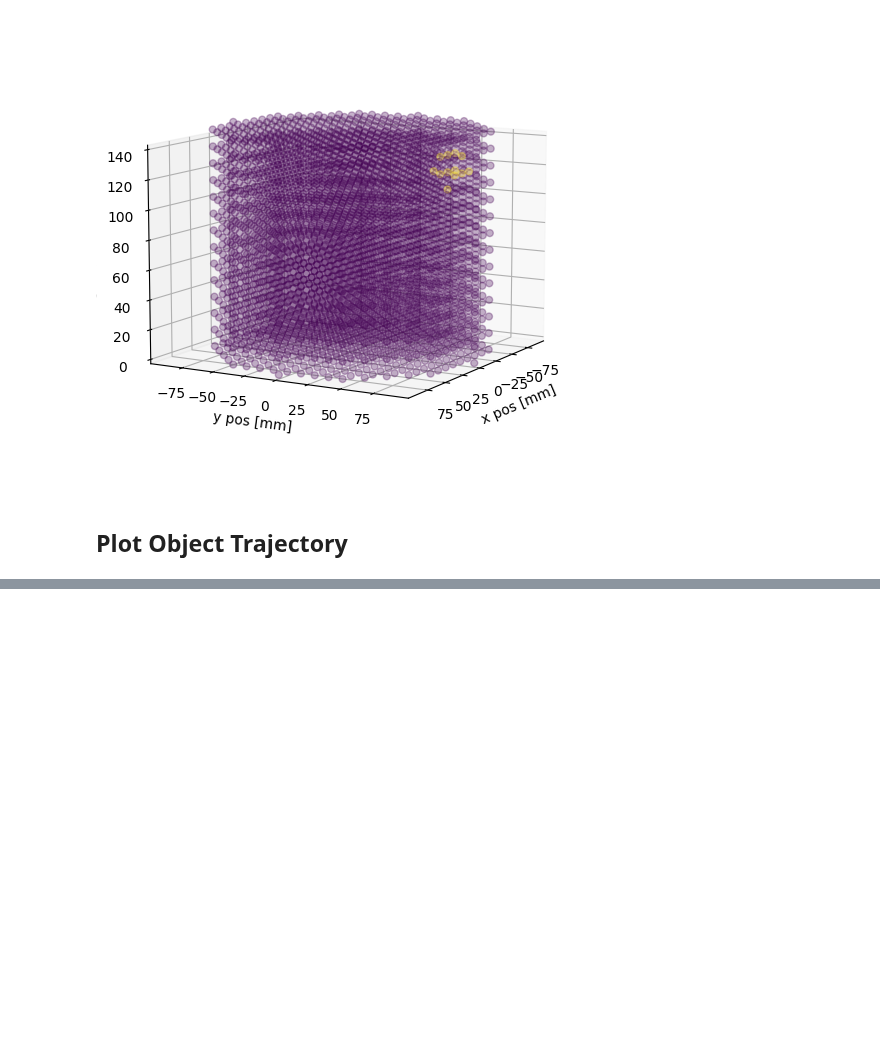
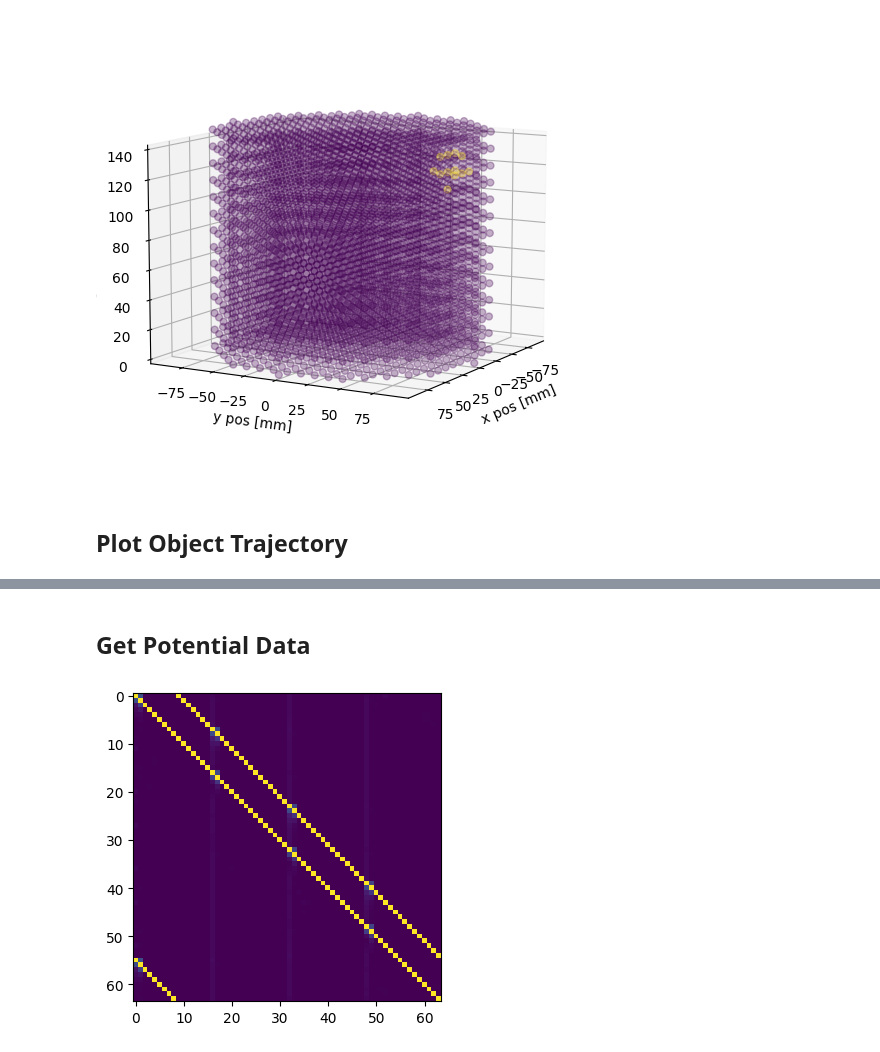
Before and after one commit to JacobTh98/3dIT, a Jupyter notebook: postprocessing.ipynb, the cells around one changed output, grey strips where cells are left out. Cells and saved outputs as stored; diff of their text form; code cells hidden in the pictures; blank space fills up the shorter version.

```diff
--- a/postprocessing.ipynb
+++ b/postprocessing.ipynb
@@ -31,0 +42,10 @@ traj = get_trajectory(l_path)
+# %% [markdown]
+## Get Potential Data
+# %%
+pot = get_measured_potential(tmp)
+
+plt.figure(figsize=(4, 4))
+plt.imshow(np.abs(pot))
+plt.show()
+# %% [output]
+[figure, added]
```
Also changed, not shown: parts of 11 cells of this notebook, 1 other file.
